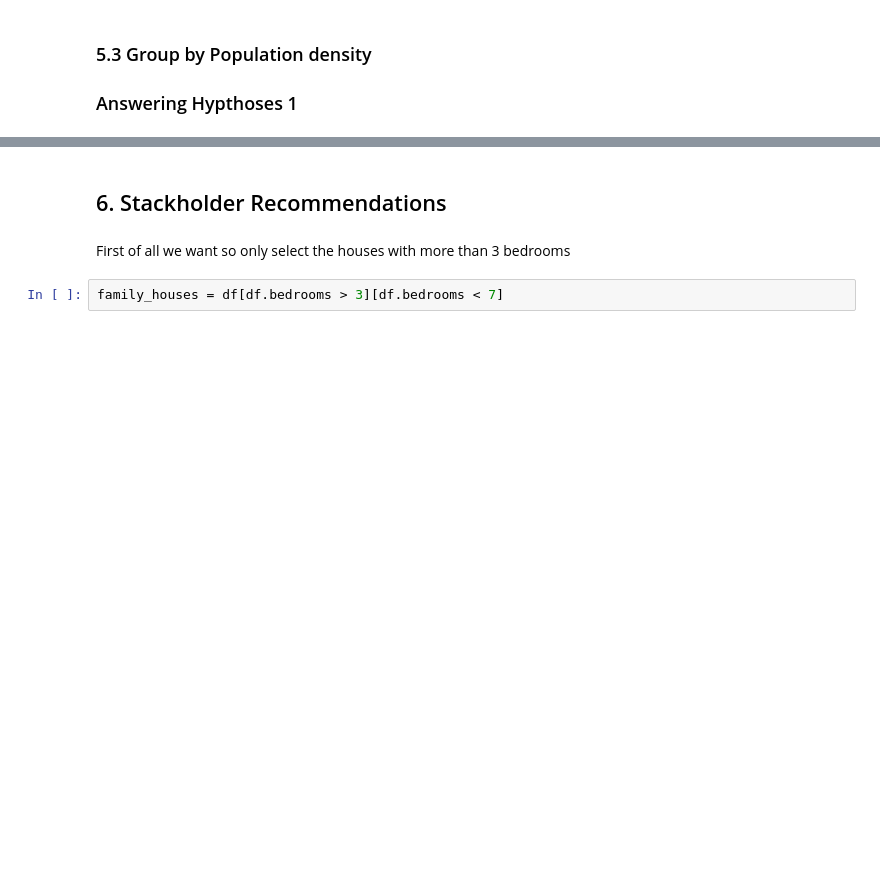
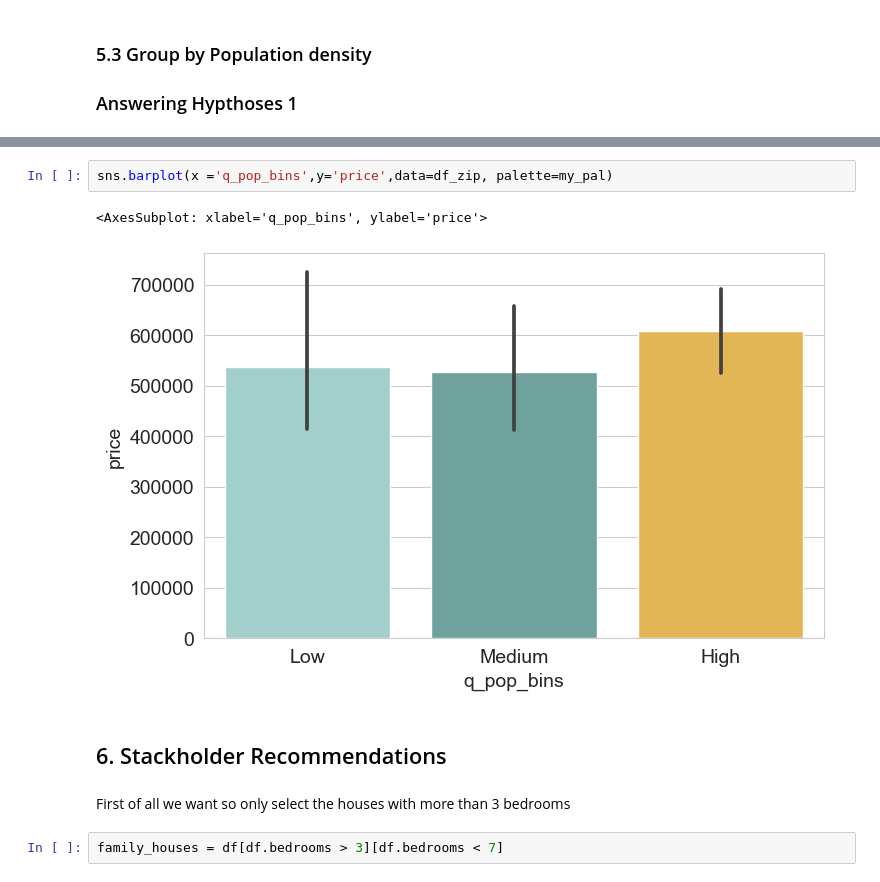
Before and after one commit to loukra/King_County_Housing_EDA, a Jupyter notebook: EDA.ipynb, the cells around one changed output, grey strips where cells are left out. Saved outputs shown, nothing was run; the diff lists cells and outputs as text; blank space fills up the shorter version.

```diff
--- a/EDA.ipynb
+++ b/EDA.ipynb
@@ -438,3 +413,8 @@ plt.gcf().set_size_inches(8,5)
+# %%
+sns.barplot(x ='q_pop_bins',y='price',data=df_zip, palette=my_pal)
+# %% [output]
+<AxesSubplot: xlabel='q_pop_bins', ylabel='price'>
+[figure, added]
 # %% [markdown]
 ## 6. Stackholder Recommendations
 # %% [markdown]
```
Also changed, not shown: parts of 11 cells of this notebook.
